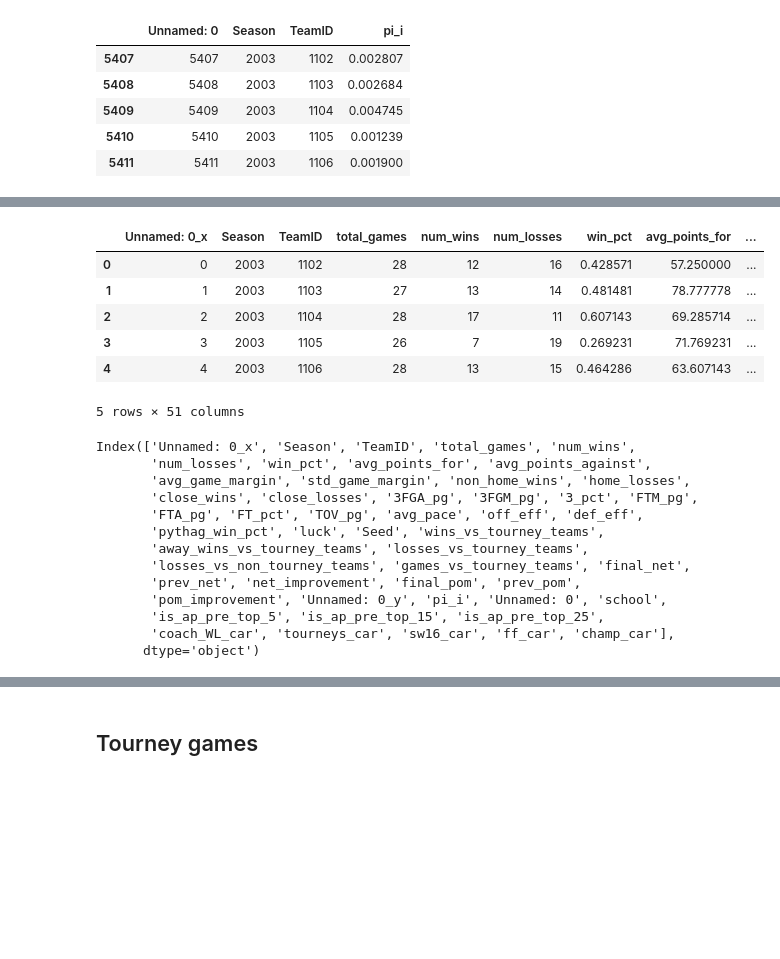
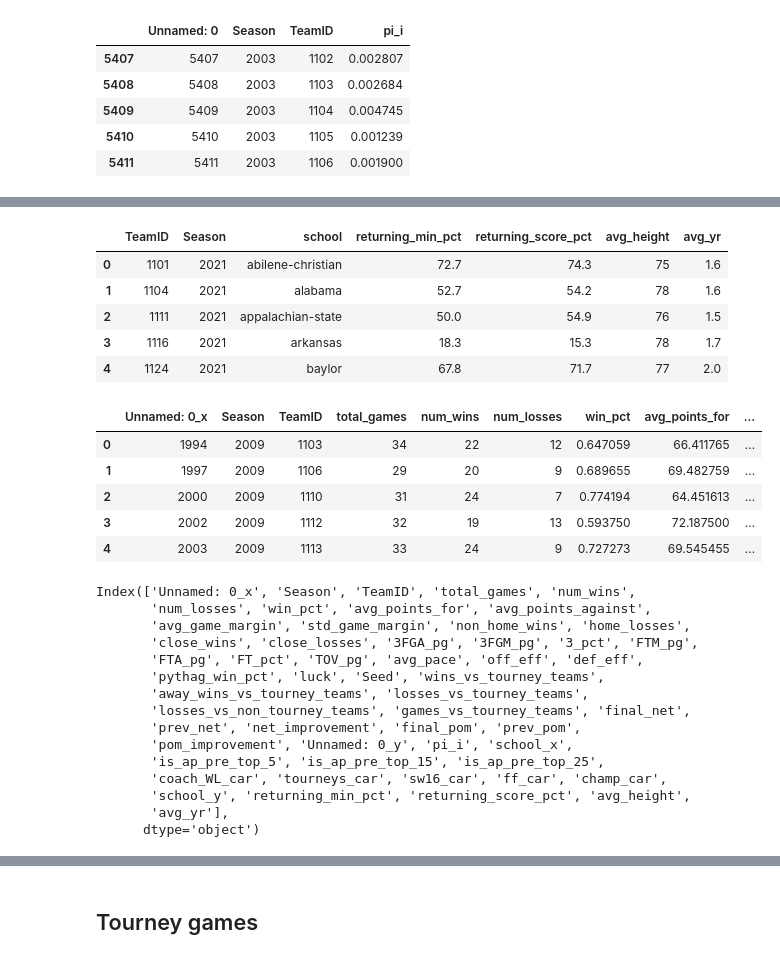
Before and after one commit to dylanfarrell/march-madness-bracket-prediction, a Jupyter notebook: create_model_data.ipynb, the cells around one changed output, grey strips where cells are left out. Cells and saved outputs as stored; diff of their text form; code cells hidden in the pictures; blank space fills up the shorter version.

Commit message:
scripts/data from sports ref scrape for additional features

```diff
--- a/create_model_data.ipynb
+++ b/create_model_data.ipynb
@@ -10,6 +10,7 @@ coach_features = pd.read_csv('data/generated_data/coach_features.csv')
 stationary_probs_all = pd.read_csv('data/generated_data/stationary_probabilities.csv')
 stationary_probs = stationary_probs_all[stationary_probs_all['Season'] >= 2003]
 team_season_features = pd.read_csv('data/generated_data/team_season_features.csv')
+additional_team_features = pd.read_csv('data/generated_data/additional_team_features.csv')
 # %%
 coach_features.head()
 # %% [output]
@@ -41,15 +41,25 @@ team_season_features.head()
+# %%
+additional_team_features.head()
+# %% [output]
+|  | TeamID | Season | school | returning_min_pct | returning_score_pct | avg_height | avg_yr |
+| 0 | 1101 | 2021 | abilene-christian | 72.7 | 74.3 | 75 | 1.6 |
+| 1 | 1104 | 2021 | alabama | 52.7 | 54.2 | 78 | 1.6 |
+| 2 | 1111 | 2021 | appalachian-state | 50.0 | 54.9 | 76 | 1.5 |
+| 3 | 1116 | 2021 | arkansas | 18.3 | 15.3 | 78 | 1.7 |
+| 4 | 1124 | 2021 | baylor | 67.8 | 71.7 | 77 | 2.0 |
 # %%
 idx = ['Season', 'TeamID']
-features_all = team_season_features.merge(stationary_probs, on=idx).merge(coach_features, on=idx)
+features_all = team_season_features.merge(stationary_probs, on=idx)\
+.merge(coach_features, on=idx)\
+.merge(additional_team_features, on=idx)
 features_all.head()
 # %% [output]
 |  | Unnamed: 0_x | Season | TeamID | total_games | num_wins | num_losses | win_pct | avg_points_for | ... |
-| 0 | 0 | 2003 | 1102 | 28 | 12 | 16 | 0.428571 | 57.250000 | ... |
-| 1 | 1 | 2003 | 1103 | 27 | 13 | 14 | 0.481481 | 78.777778 | ... |
-| 2 | 2 | 2003 | 1104 | 28 | 17 | 11 | 0.607143 | 69.285714 | ... |
-| 3 | 3 | 2003 | 1105 | 26 | 7 | 19 | 0.269231 | 71.769231 | ... |
-| 4 | 4 | 2003 | 1106 | 28 | 13 | 15 | 0.464286 | 63.607143 | ... |
+| 0 | 1994 | 2009 | 1103 | 34 | 22 | 12 | 0.647059 | 66.411765 | ... |
+| 1 | 1997 | 2009 | 1106 | 29 | 20 | 9 | 0.689655 | 69.482759 | ... |
+| 2 | 2000 | 2009 | 1110 | 31 | 24 | 7 | 0.774194 | 64.451613 | ... |
+| 3 | 2002 | 2009 | 1112 | 32 | 19 | 13 | 0.593750 | 72.187500 | ... |
+| 4 | 2003 | 2009 | 1113 | 33 | 24 | 9 | 0.727273 | 69.545455 | ... |
-5 rows × 51 columns
 # %%
 features_all.columns
 # %% [output]
@@ -62,9 +72,11 @@ Index(['Unnamed: 0_x', 'Season', 'TeamID', 'total_games', 'num_wins',
        'away_wins_vs_tourney_teams', 'losses_vs_tourney_teams',
        'losses_vs_non_tourney_teams', 'games_vs_tourney_teams', 'final_net',
        'prev_net', 'net_improvement', 'final_pom', 'prev_pom',
-       'pom_improvement', 'Unnamed: 0_y', 'pi_i', 'Unnamed: 0', 'school',
+       'pom_improvement', 'Unnamed: 0_y', 'pi_i', 'school_x',
        'is_ap_pre_top_5', 'is_ap_pre_top_15', 'is_ap_pre_top_25',
-       'coach_WL_car', 'tourneys_car', 'sw16_car', 'ff_car', 'champ_car'],
+       'coach_WL_car', 'tourneys_car', 'sw16_car', 'ff_car', 'champ_car',
+       'school_y', 'returning_min_pct', 'returning_score_pct', 'avg_height',
+       'avg_yr'],
       dtype='object')
 # %%
 features = features_all[['Season', 'TeamID', 'total_games', 'win_pct', 'avg_points_for',
```
Also changed, not shown: parts of 13 cells of this notebook, 3 other files.
